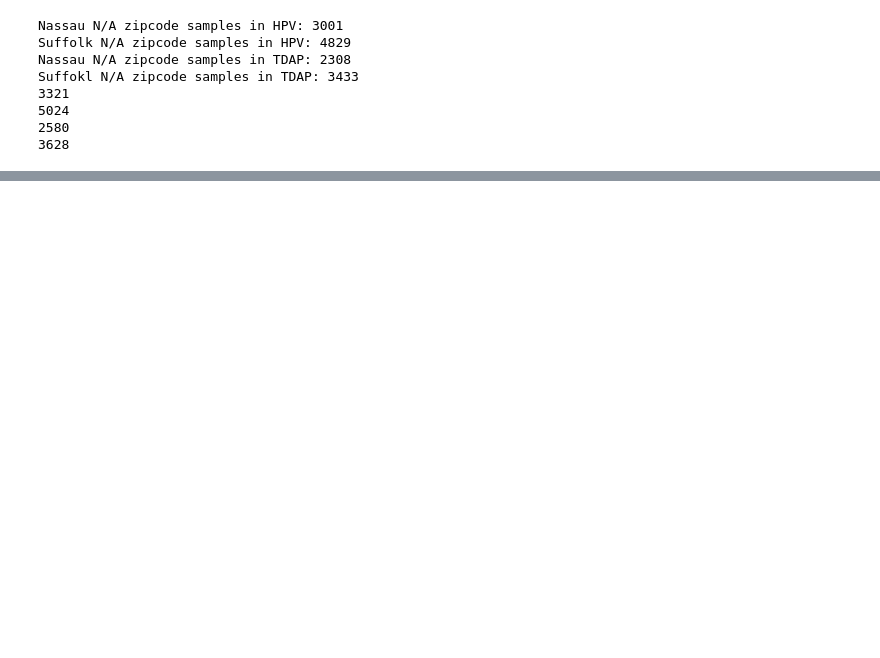
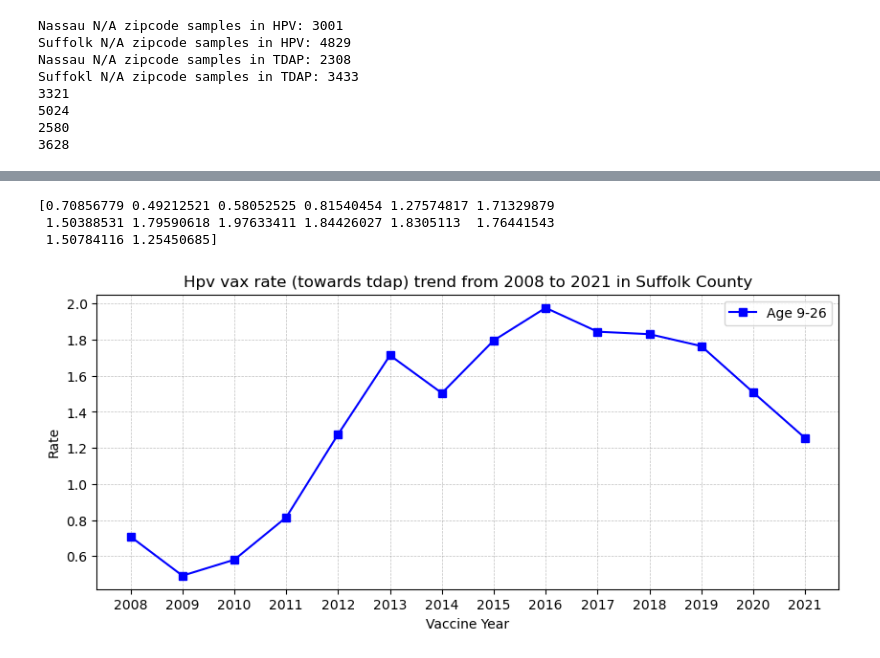
Before and after one commit to ZihanDing/EHR_project, a Jupyter notebook: HpvVaccine/hpv_vax_afterNov13meeting.ipynb, the cells around one changed output, grey strips where cells are left out. Drawn from its saved outputs; the diff is of its cells as text; code cells hidden in the pictures; blank space fills up the shorter version.

```diff
--- a/HpvVaccine/hpv_vax_afterNov13meeting.ipynb
+++ b/HpvVaccine/hpv_vax_afterNov13meeting.ipynb
@@ -70,0 +245,31 @@ Suffokl N/A zipcode samples in TDAP: 3433
+# %%
+df_h = df_hpv_suffolk
+df_t = df_tdap_suffolk
+
+rate1 = generateRate(df_h,df_t,9,26)
+# rate2 = generateRate(df_h,df_t,16,21)
+# rate3 = generateRate(df_h,df_t,22,26)
+
+print(rate1)
+suffolkrate = rate1
+plt.figure(figsize=(10, 4))
+
+plt.plot(years, rate1,'s-', color='blue', label='Age 9-26')
+# plt.plot(years, rate2, color='green', label='Age 15-21')
+# plt.plot(years, rate3, color='red', label='Age 22-26')
+
+plt.xlabel('Vaccine Year')
+plt.ylabel('Rate')
+plt.title('Hpv vax rate (towards tdap) trend from 2008 to 2021 in Suffolk County')
+
+plt.xticks(years)
+plt.legend()
+#
+plt.grid(True,linestyle='--', color='gray', linewidth=0.5, alpha=0.5)
+
+plt.show()
+# %% [output]
+[0.70856779 0.49212521 0.58052525 0.81540454 1.27574817 1.71329879
+ 1.50388531 1.79590618 1.97633411 1.84426027 1.8305113  1.76441543
+ 1.50784116 1.25450685]
+[figure, added]
```
Also changed, not shown: parts of 28 cells of this notebook, 3 other files.
